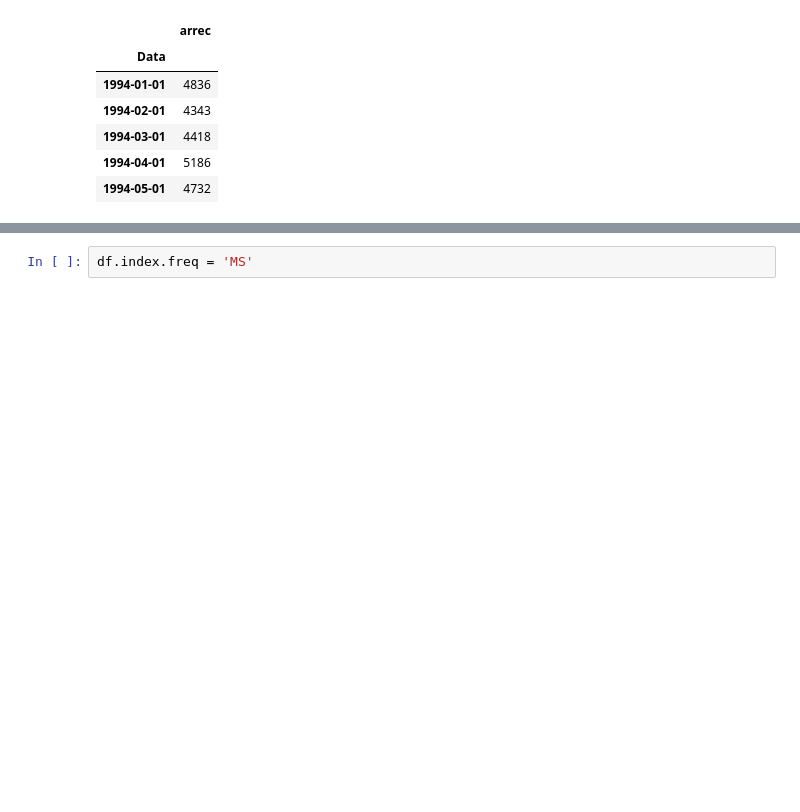
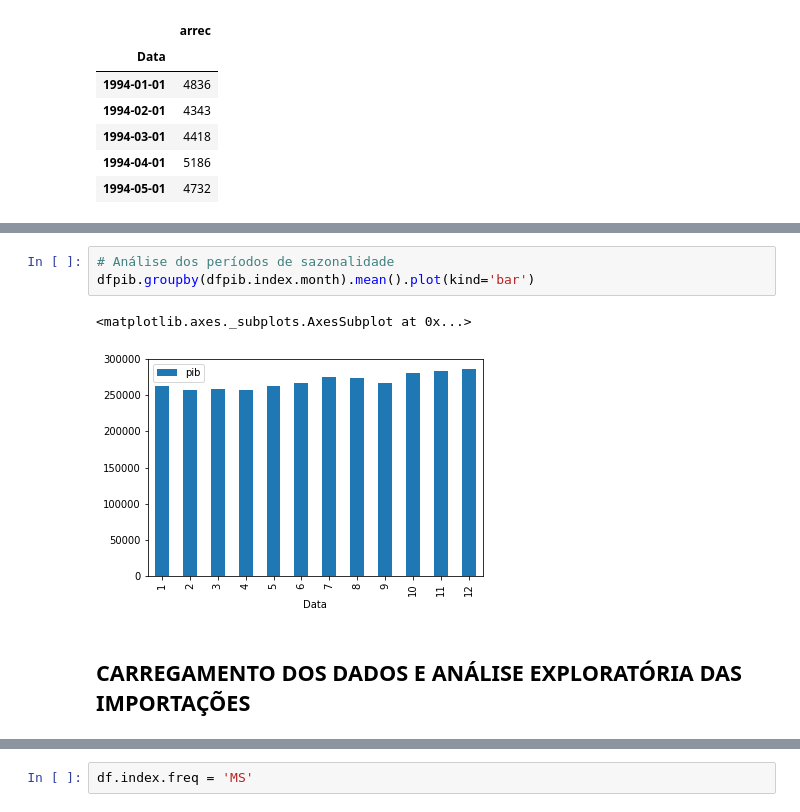
Before and after one commit to mmbs1989/DSWP-Aluno, a Jupyter notebook: Notebook TCC.ipynb, the cells around one changed output, grey strips where cells are left out. Cells and saved outputs as stored; diff of their text form; blank space fills up the shorter version.

```diff
--- a/Notebook TCC.ipynb
+++ b/Notebook TCC.ipynb
@@ -157,0 +254,10 @@ memory usage: 4.9 KB
+# %%
+# Análise dos períodos de sazonalidade
+dfpib.groupby(dfpib.index.month).mean().plot(kind='bar')
+# %% [output]
+<matplotlib.axes._subplots.AxesSubplot at 0x...>
+[figure, added]
+# %% [markdown]
+
+
+## **CARREGAMENTO DOS DADOS E ANÁLISE EXPLORATÓRIA DAS IMPORTAÇÕES**
```
Also changed, not shown: parts of 41 cells of this notebook.
